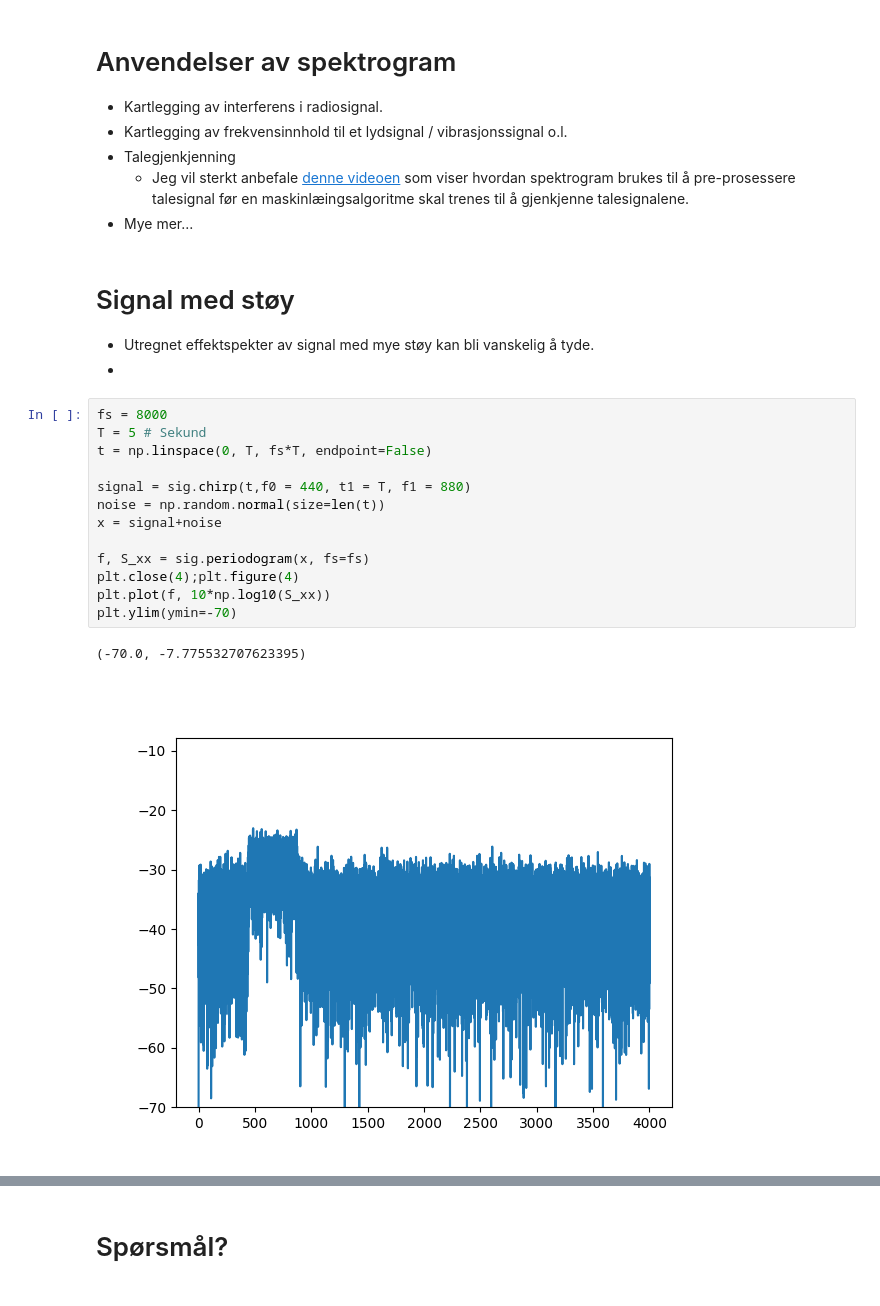
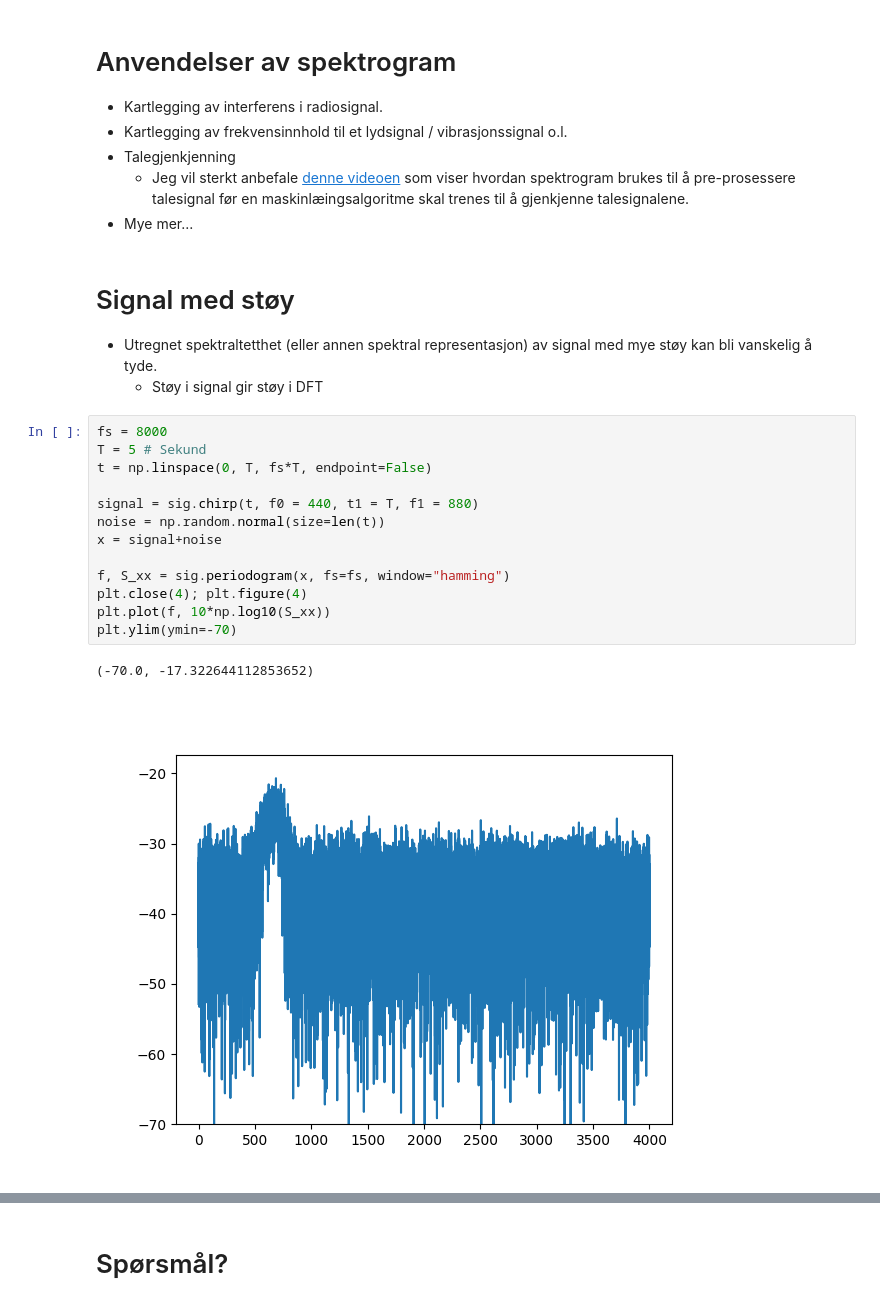
Before and after one commit to kaierih/AIS2201_Lecture_Notes, a Jupyter notebook: 08_Effektspekter og Spektrogram.ipynb, the cells around one changed output, grey strips where cells are left out. Cells and saved outputs as stored; diff of their text form.

```diff
--- a/08_Effektspekter og Spektrogram.ipynb
+++ b/08_Effektspekter og Spektrogram.ipynb
@@ -205,21 +203,21 @@ Audio(xn, rate=fs)
 # %% [markdown]
 # Signal med støy
 
-* Utregnet effektspekter av signal med mye støy kan bli vanskelig å tyde.
-*
+* Utregnet spektraltetthet (eller annen spektral representasjon) av signal med mye støy kan bli vanskelig å tyde.
+    * Støy i signal gir støy i DFT
 # %%
 fs = 8000
 T = 5 # Sekund
 t = np.linspace(0, T, fs*T, endpoint=False)
 
-signal = sig.chirp(t,f0 = 440, t1 = T, f1 = 880)
+signal = sig.chirp(t, f0 = 440, t1 = T, f1 = 880)
 noise = np.random.normal(size=len(t))
 x = signal+noise
 
-f, S_xx = sig.periodogram(x, fs=fs)
-plt.close(4);plt.figure(4)
+f, S_xx = sig.periodogram(x, fs=fs, window="hamming")
+plt.close(4); plt.figure(4)
 plt.plot(f, 10*np.log10(S_xx))
 plt.ylim(ymin=-70)
 # %% [output]
-(-70.0, -7.775532707623395)
+(-70.0, -17.322644112853652)
-[figure, old version]
+[figure, new version]
```
Also changed, not shown: parts of 13 cells of this notebook.
